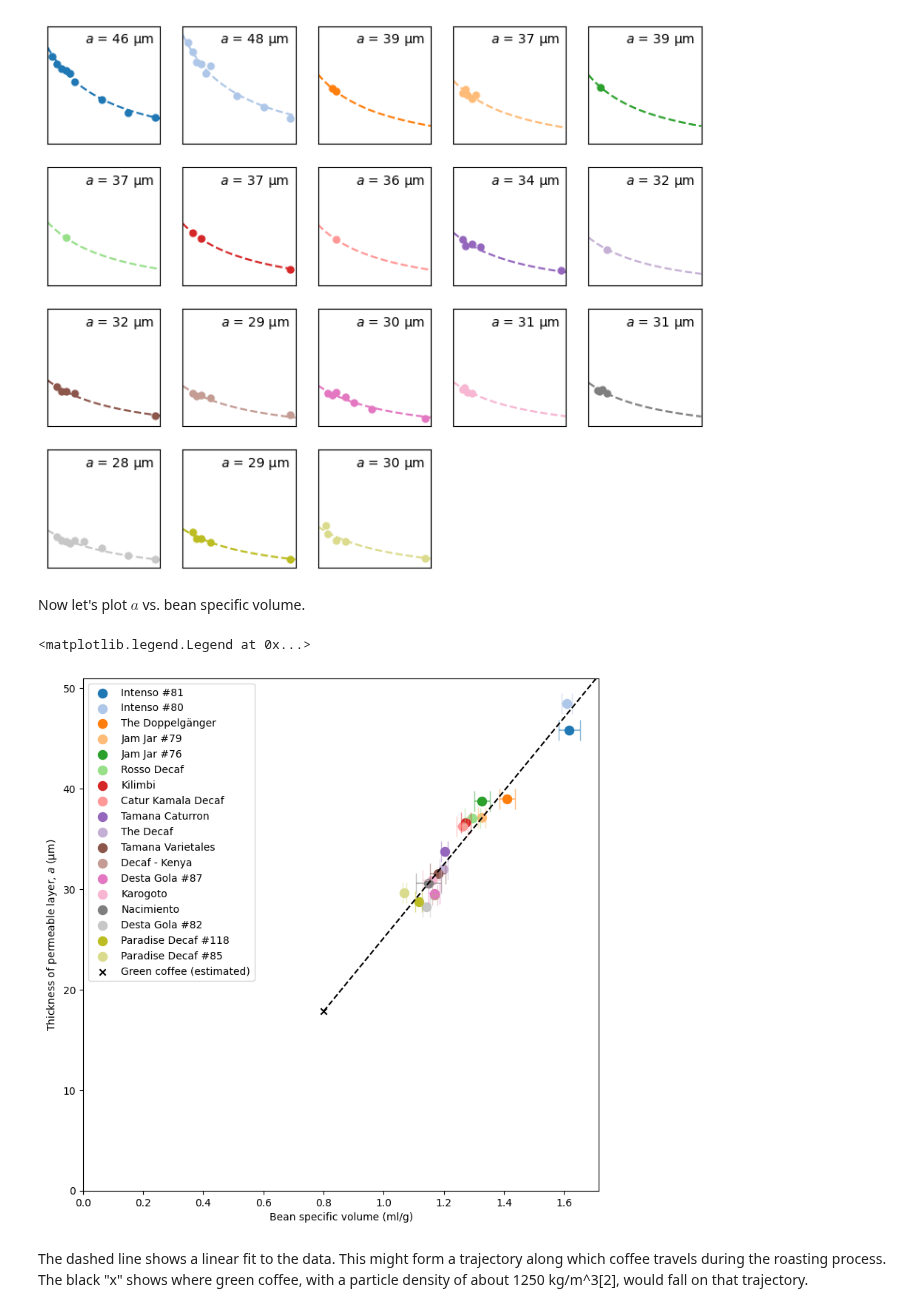
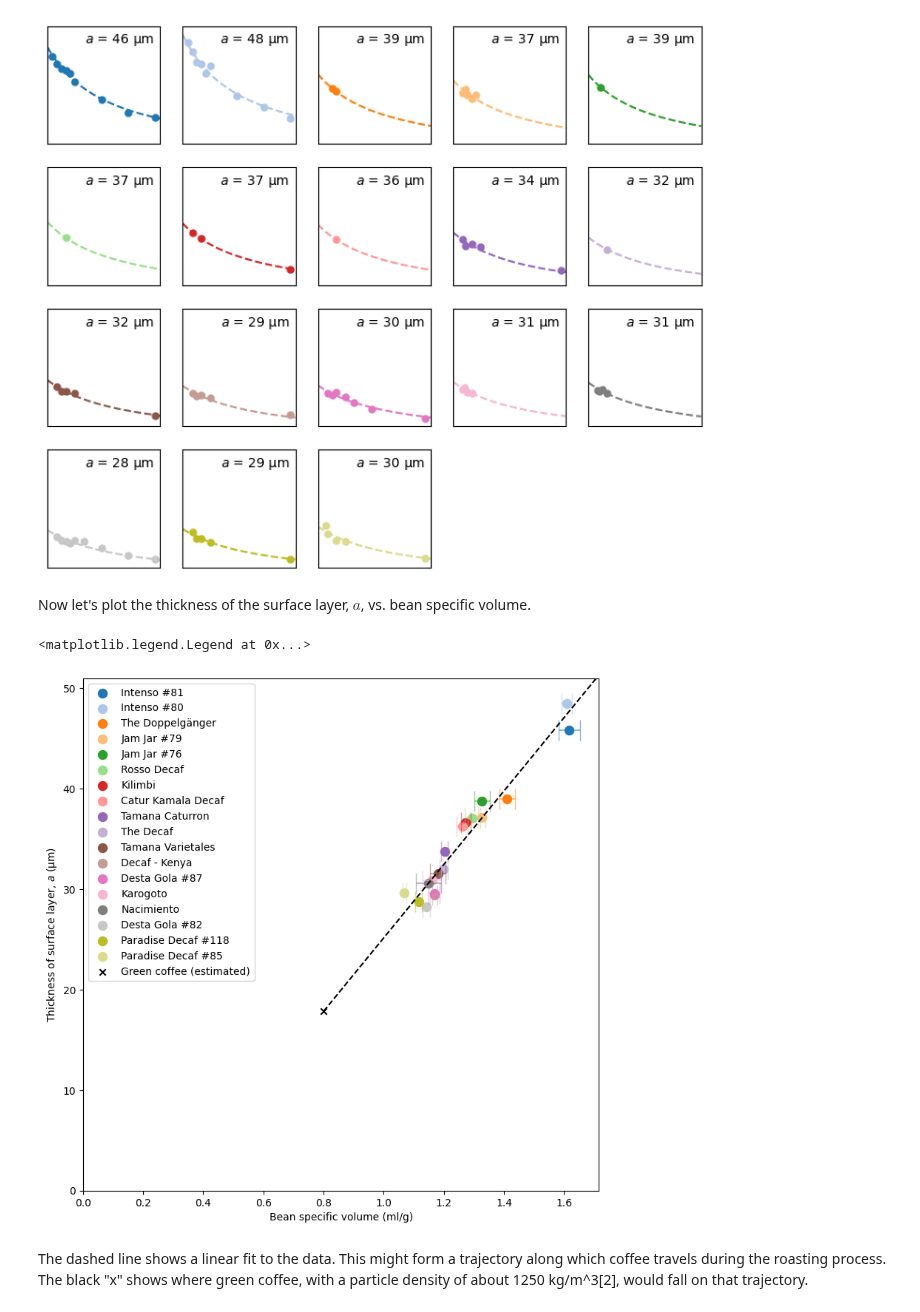
Before and after one commit to quantitativecafe/blog, a Jupyter notebook: gas-pycnometry-2/analysis.ipynb, the cells around one changed output. Cells and saved outputs as stored; diff of their text form; code cells hidden in the pictures.

Commit message:
Update plot labels

```diff
--- a/gas-pycnometry-2/analysis.ipynb
+++ b/gas-pycnometry-2/analysis.ipynb
@@ -1152,7 +1152,7 @@ for i in range(i+1, 20):
 # %% [output]
 [figure]
 # %% [markdown]
-Now let's plot $a$ vs. bean specific volume.
+Now let's plot the thickness of the surface layer, $a$, vs. bean specific volume.
 # %%
 # Create the figure
 fig, ax = plt.subplots(figsize=(9,9))
@@ -1193,35 +1193,35 @@ for i, (bag_id, label, _) in enumerate(bag_info):
 # Set axis ranges
 xlim = (0, plt.xlim()[1] * 1.02)
 ylim = (0, plt.ylim()[1] * 1.03)
 
 plt.xlim(*xlim)
 plt.ylim(*ylim)
 
 def roast_func(x, m, b):
     return m * x + b
 
 # Get curve fit
 params, cov = curve_fit(roast_func, xs, ys)
 
 # Plot point for green coffee
 x_green = 1000. / 1250
 y_green = roast_func(x_green, *params)
 ax.scatter(x_green, y_green, color='k', label='Green coffee (estimated)', marker='x')
 
 # Plot the fit
 xs = np.linspace(x_green, xlim[1])
 ys = roast_func(xs, *params)
 ax.plot(xs, ys, ls='--', color='k')
 
 # Set axis labels
 ax.set_xlabel('Bean specific volume (ml/g)')
-ax.set_ylabel('Thickness of permeable layer, $a$ (µm)')
+ax.set_ylabel('Thickness of surface layer, $a$ (µm)')
 
 # Draw legend
 plt.legend()
 # %% [output]
 <matplotlib.legend.Legend at 0x...>
-[figure, old version]
+[figure, new version]
 # %% [markdown]
 The dashed line shows a linear fit to the data. This might form a trajectory along which coffee travels during the roasting process. The black "x" shows where green coffee, with a particle density of about 1250 kg/m^3[2], would fall on that trajectory.
 # %% [markdown]
```
Also changed, not shown: parts of 1 cell of this notebook.
